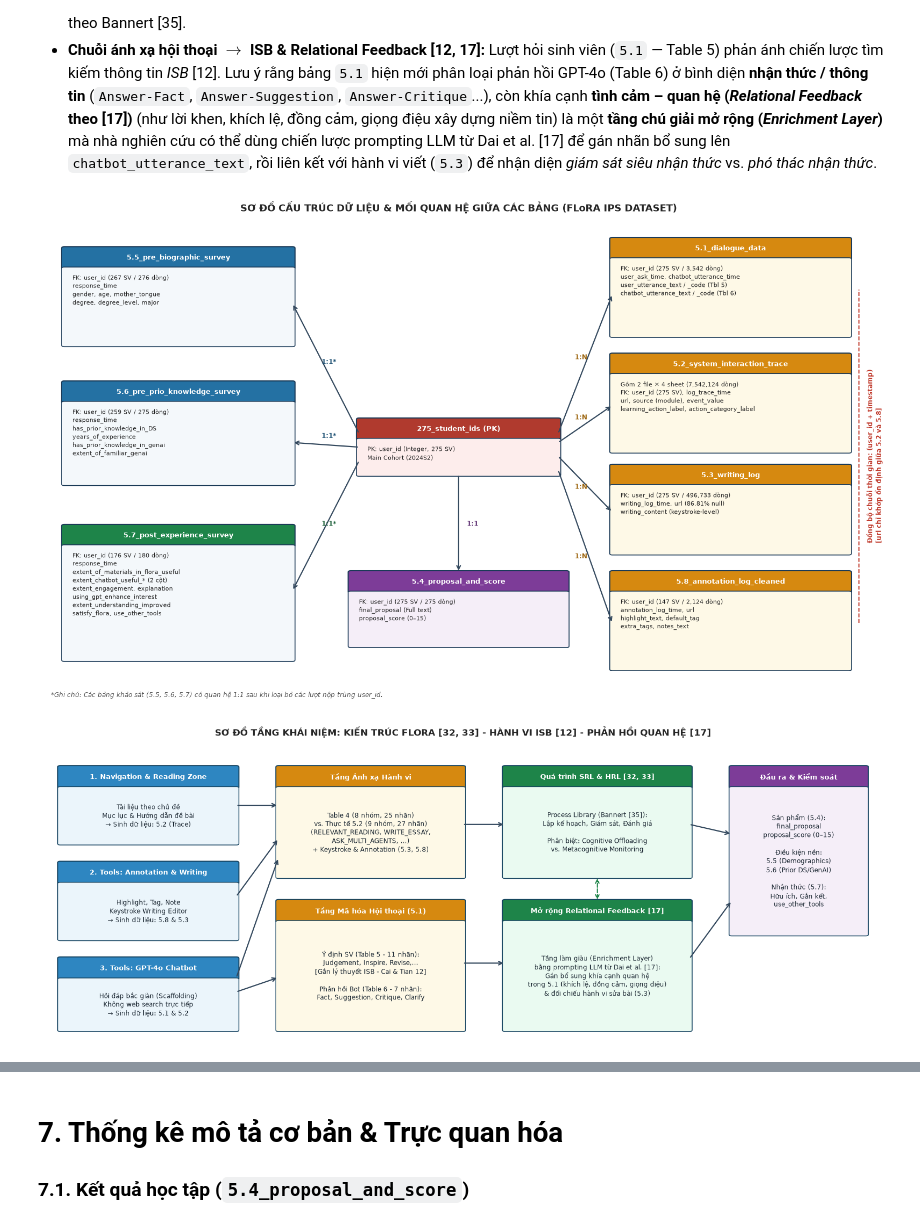
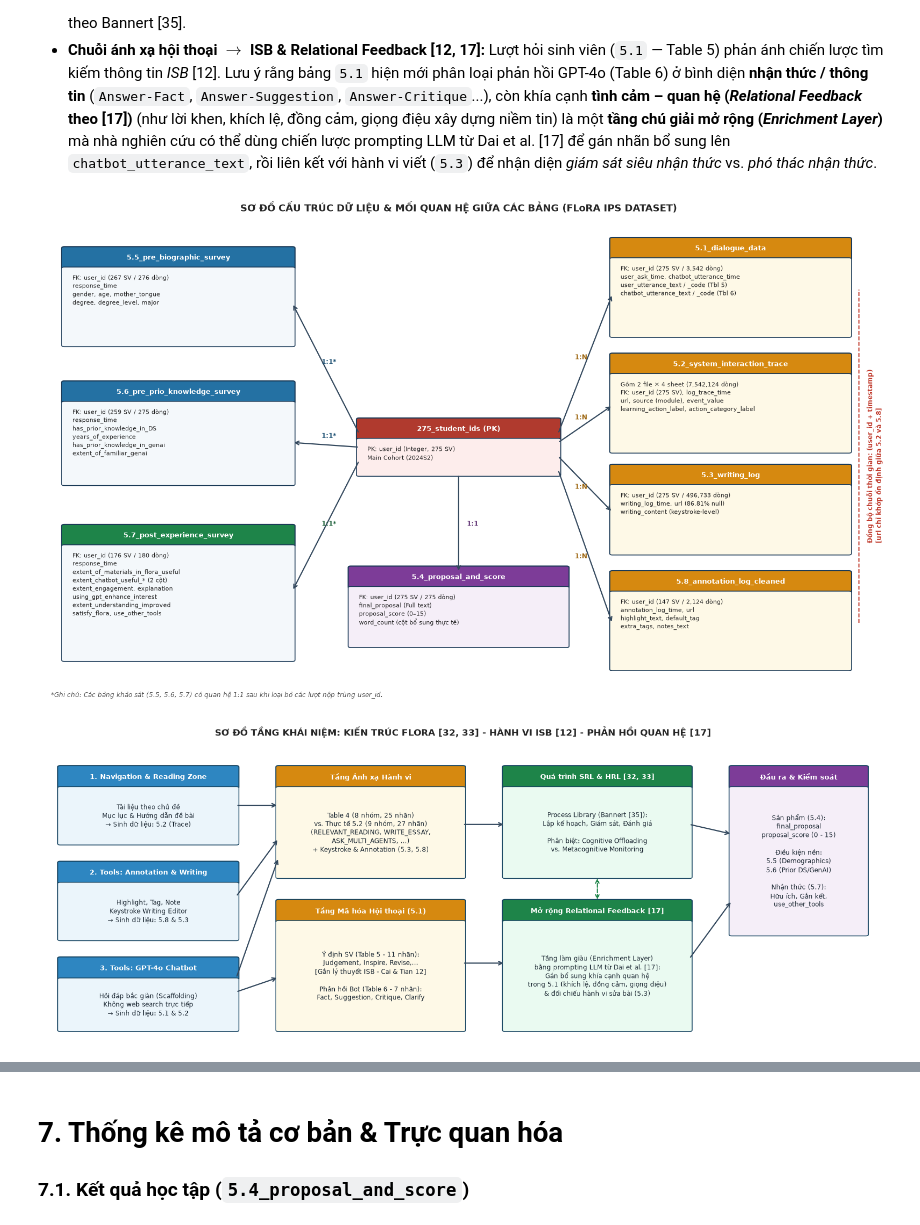
Before and after one commit to hhkc861/FLoRA_Data_Mining, a Jupyter notebook: FLoRa_Data_Analysis.ipynb, the cells around one changed output, grey strips where cells are left out. Drawn from its saved outputs; the diff is of its cells as text; code cells hidden in the pictures.

```diff
--- a/FLoRa_Data_Analysis.ipynb
+++ b/FLoRa_Data_Analysis.ipynb
@@ -533,9 +567,10 @@ draw_table(ax, 2.5, 7, 27.5, 29, "5.7_post_experience_survey",
            ["FK: user_id (176 SV / 180 dòng)", "response_time", "extent_of_materials_in_flora_useful", "extent_chatbot_useful_* (2 cột)", "extent_engagement, explanation", "using_gpt_enhance_interest", "extent_understanding_improved", "satisfy_flora, use_other_tools"],
            header_color='#1e8449')
 
-# Nhánh Dưới: Kết quả học tập (Phase 3 Outcome - 3 cột gốc)
-draw_table(ax, 37, 10, 26, 16, "5.4_proposal_and_score",
-           ["FK: user_id (275 SV / 275 dòng)", "final_proposal (Full text)", "proposal_score (0–15)"],
+# Nhánh Dưới: Kết quả học tập (Phase 3 Outcome - 3 cột gốc + 1 cột word_count thực tế)
+draw_table(ax, 37, 10, 26, 17, "5.4_proposal_and_score",
+           ["FK: user_id (275 SV / 275 dòng)", "final_proposal (Full text)",
+            "proposal_score (0–15)", "word_count (cột bổ sung thực tế)"],
            header_color='#7d3c98', body_color='#f5eef8')
 
 # Nhánh Phải: Process Traces (Phase 3 - 1:N)
@@ -622,35 +657,35 @@ draw_box(ax, 28, 2, 22, 27, "Tầng Mã hóa Hội thoại (5.1)",
 draw_box(ax, 55, 34, 22, 23, "Quá trình SRL & HRL [32, 33]",
          "Process Library (Bannert [35]):\nLập kế hoạch, Giám sát, Đánh giá\n\nPhân biệt: Cognitive Offloading\nvs. Metacognitive Monitoring",
          hc='#1e8449', bc='#eafaf1')
 draw_box(ax, 55, 2, 22, 27, "Mở rộng Relational Feedback [17]",
          "Tầng làm giàu (Enrichment Layer)\nbằng prompting LLM từ Dai et al. [17]:\nGán bổ sung khía cạnh quan hệ\ntrong 5.1 (khích lệ, đồng cảm, giọng điệu)\n& đối chiếu hành vi sửa bài (5.3)",
          hc='#1e8449', bc='#eafaf1')
 
 # Cột 4: Đầu ra & Biến kiểm soát
 draw_box(ax, 82, 22, 16, 35, "Đầu ra & Kiểm soát",
-         "Sản phẩm (5.4):\nfinal_proposal\nproposal_score (0–15)\n\nĐiều kiện nền:\n5.5 (Demographics)\n5.6 (Prior DS/GenAI)\n\nNhận thức (5.7):\nHữu ích, Gắn kết,\nuse_other_tools",
+         "Sản phẩm (5.4):\nfinal_proposal\nproposal_score (0 - 15)\n\nĐiều kiện nền:\n5.5 (Demographics)\n5.6 (Prior DS/GenAI)\n\nNhận thức (5.7):\nHữu ích, Gắn kết,\nuse_other_tools",
          hc='#7d3c98', bc='#f5eef8')
 
 # Mũi tên luồng dữ liệu
 akw = dict(arrowstyle='->', color='#34495e', lw=1.6)
 ax.annotate('', xy=(28, 49), xytext=(23, 49), arrowprops=akw)
 ax.annotate('', xy=(28, 42), xytext=(23, 30), arrowprops=akw)
 ax.annotate('', xy=(28, 13), xytext=(23, 10), arrowprops=akw)
 ax.annotate('', xy=(28, 38), xytext=(23, 13), arrowprops=akw)
 
 ax.annotate('', xy=(55, 45), xytext=(50, 45), arrowprops=akw)
 ax.annotate('', xy=(55, 16), xytext=(50, 16), arrowprops=akw)
 ax.annotate('', xy=(66, 34), xytext=(66, 29), arrowprops=dict(arrowstyle='<->', color='#1e8449', lw=1.4, ls='--'))
 
 ax.annotate('', xy=(82, 43), xytext=(77, 45), arrowprops=akw)
 ax.annotate('', xy=(82, 29), xytext=(77, 17), arrowprops=akw)
 
 plt.title("SƠ ĐỒ TẦNG KHÁI NIỆM: KIẾN TRÚC FLORA [32, 33] - HÀNH VI ISB [12] - PHẢN HỒI QUAN HỆ [17]",
           fontsize=12, fontweight='bold', pad=10)
 plt.tight_layout()
 plt.show()
 # %% [output]
-[figure, old version]
+[figure, new version]
 [figure]
 # %% [markdown]
 # 5. Bảng từ điển dữ liệu (Data Dictionary) & Codebook Tiếng Việt
```
Also changed, not shown: parts of 11 cells of this notebook.
